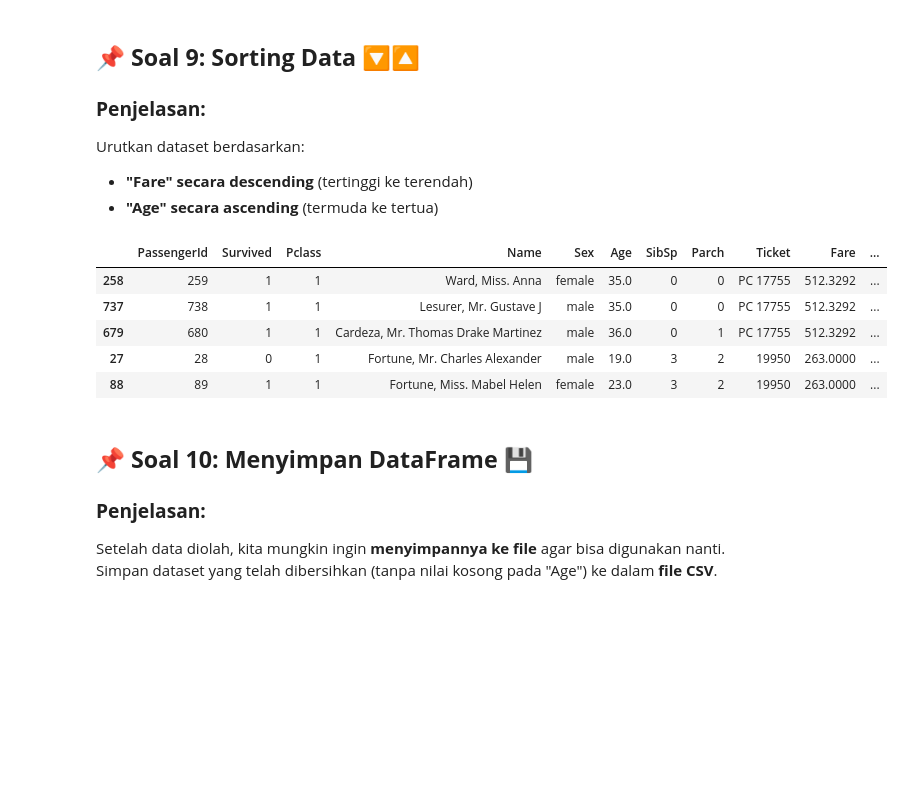
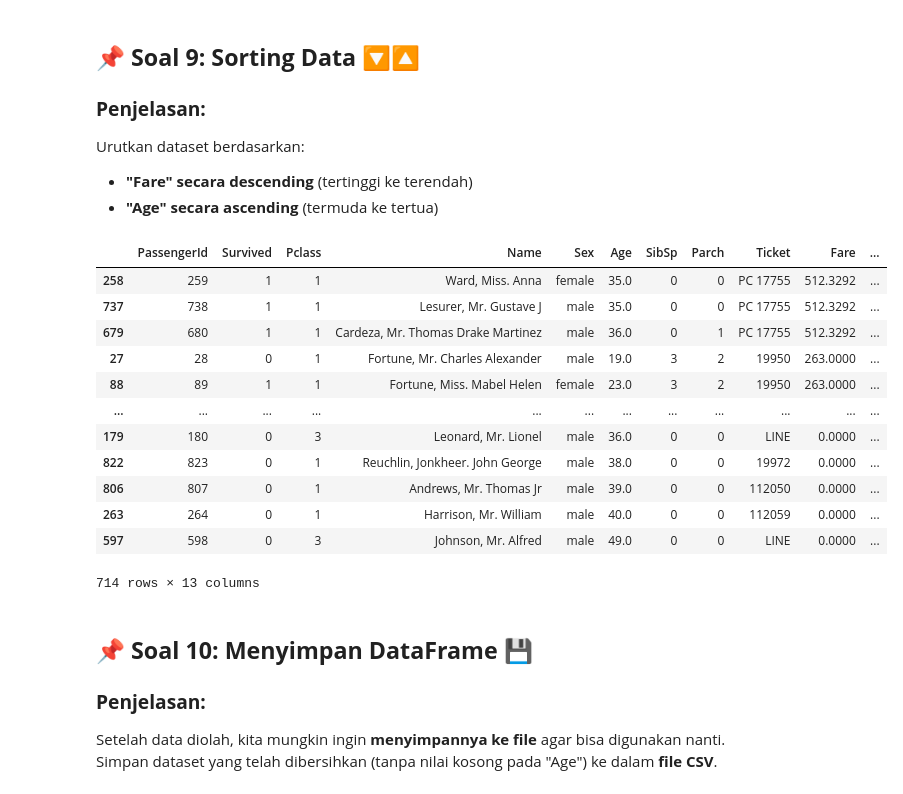
Before and after one commit to afifah1133/Workshop-Numpy-Pandas, a Jupyter notebook: Penugasan/tugas-pandas.ipynb, the cells around one changed output. Cells and saved outputs as stored; diff of their text form; code cells hidden in the pictures; blank space fills up the shorter version.

```diff
--- a/Penugasan/tugas-pandas.ipynb
+++ b/Penugasan/tugas-pandas.ipynb
@@ -188,0 +184,10 @@ Buatlah kolom baru bernama **"Age Category"**, dengan ketentuan berikut:
+# %%
+# Tulis program (jawaban) disini
+def umur(a):
+  if a<18:
+    return 'Child'
+  else:
+    return 'Adult'
+
+df['Age Category'] = df['Age'].apply(umur)
+df.head()
@@ -194,6 +206,8 @@ Hapus semua **baris** yang memiliki **nilai kosong pada kolom "Age"**.
 Kemudian, tampilkan jumlah baris setelah penghapusan.
 # %%
 # Tulis program (jawaban) disini
+df = df.dropna(subset = 'Age')
+df.shape
 # %% [output]
 (714, 13)
 # %% [markdown]
@@ -205,13 +219,21 @@ Urutkan dataset berdasarkan:
 - **"Age" secara ascending** (termuda ke tertua)
 # %%
 # Tulis program (jawaban) disini
+df.sort_values(by=['Fare', 'Age'], ascending=[False, True])
 # %% [output]
 |  | PassengerId | Survived | Pclass | Name | Sex | Age | SibSp | Parch | Ticket | Fare | ... |
 | 258 | 259 | 1 | 1 | Ward, Miss. Anna | female | 35.0 | 0 | 0 | PC 17755 | 512.3292 | ... |
 | 737 | 738 | 1 | 1 | Lesurer, Mr. Gustave J | male | 35.0 | 0 | 0 | PC 17755 | 512.3292 | ... |
 | 679 | 680 | 1 | 1 | Cardeza, Mr. Thomas Drake Martinez | male | 36.0 | 0 | 1 | PC 17755 | 512.3292 | ... |
 | 27 | 28 | 0 | 1 | Fortune, Mr. Charles Alexander | male | 19.0 | 3 | 2 | 19950 | 263.0000 | ... |
 | 88 | 89 | 1 | 1 | Fortune, Miss. Mabel Helen | female | 23.0 | 3 | 2 | 19950 | 263.0000 | ... |
+| ... | ... | ... | ... | ... | ... | ... | ... | ... | ... | ... | ... |
+| 179 | 180 | 0 | 3 | Leonard, Mr. Lionel | male | 36.0 | 0 | 0 | LINE | 0.0000 | ... |
+| 822 | 823 | 0 | 1 | Reuchlin, Jonkheer. John George | male | 38.0 | 0 | 0 | 19972 | 0.0000 | ... |
+| 806 | 807 | 0 | 1 | Andrews, Mr. Thomas Jr | male | 39.0 | 0 | 0 | 112050 | 0.0000 | ... |
+| 263 | 264 | 0 | 1 | Harrison, Mr. William | male | 40.0 | 0 | 0 | 112059 | 0.0000 | ... |
+| 597 | 598 | 0 | 3 | Johnson, Mr. Alfred | male | 49.0 | 0 | 0 | LINE | 0.0000 | ... |
+714 rows × 13 columns
 # %% [markdown]
 ## **📌 Soal 10: Menyimpan DataFrame** 💾
 
```
Also changed, not shown: parts of 11 cells of this notebook.
